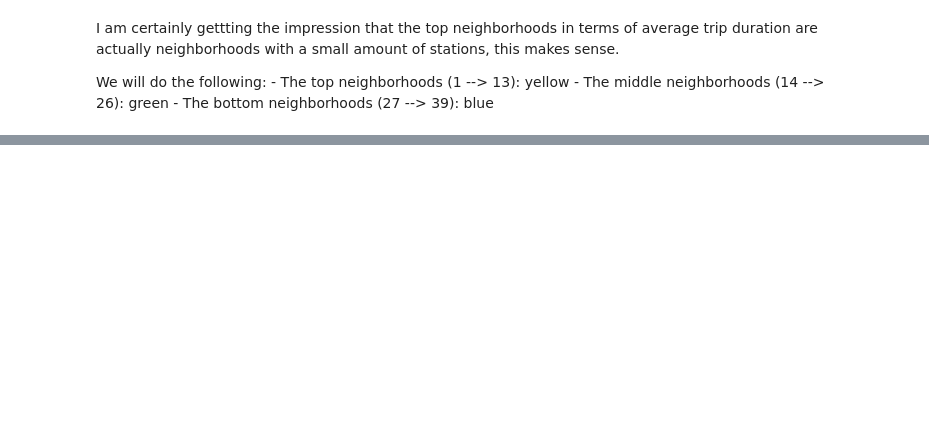
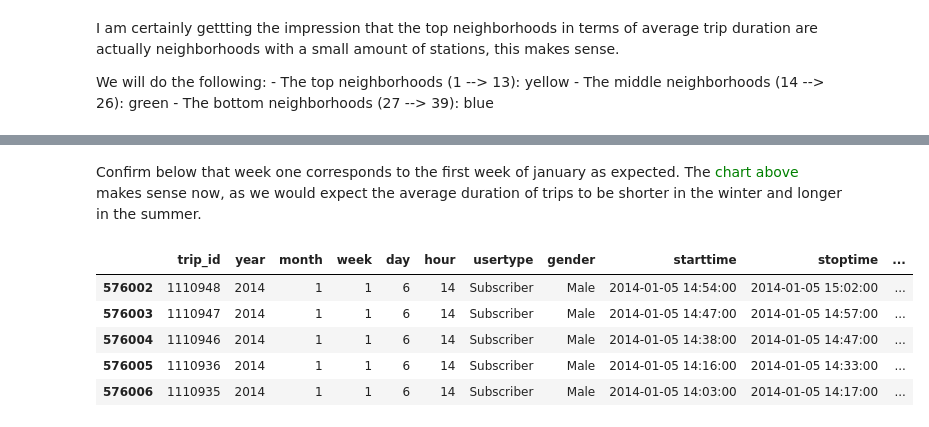
Before and after one commit to marcusbischof/divvy_exploratory_project, a Jupyter notebook: notebooks/eda.ipynb, the cells around one changed output, grey strips where cells are left out. Drawn from its saved outputs; the diff is of its cells as text; code cells hidden in the pictures; blank space fills up the shorter version.

```diff
--- a/notebooks/eda.ipynb
+++ b/notebooks/eda.ipynb
@@ -187,2 +239,11 @@ neighborhood_map
+# %% [markdown]
+Confirm below that week one corresponds to the first week of january as expected. The <font color='green'>chart above</font> makes sense now, as we would expect the average duration of trips to be shorter in the winter and longer in the summer.
 # %%
-df.head()
+df[df.week == 1].head()
+# %% [output]
+|  | trip_id | year | month | week | day | hour | usertype | gender | starttime | stoptime | ... |
+| 576002 | 1110948 | 2014 | 1 | 1 | 6 | 14 | Subscriber | Male | 2014-01-05 14:54:00 | 2014-01-05 15:02:00 | ... |
+| 576003 | 1110947 | 2014 | 1 | 1 | 6 | 14 | Subscriber | Male | 2014-01-05 14:47:00 | 2014-01-05 14:57:00 | ... |
+| 576004 | 1110946 | 2014 | 1 | 1 | 6 | 14 | Subscriber | Male | 2014-01-05 14:38:00 | 2014-01-05 14:47:00 | ... |
+| 576005 | 1110936 | 2014 | 1 | 1 | 6 | 14 | Subscriber | Male | 2014-01-05 14:16:00 | 2014-01-05 14:33:00 | ... |
+| 576006 | 1110935 | 2014 | 1 | 1 | 6 | 14 | Subscriber | Male | 2014-01-05 14:03:00 | 2014-01-05 14:17:00 | ... |
```
Also changed, not shown: parts of 25 cells of this notebook, 1 other file.
